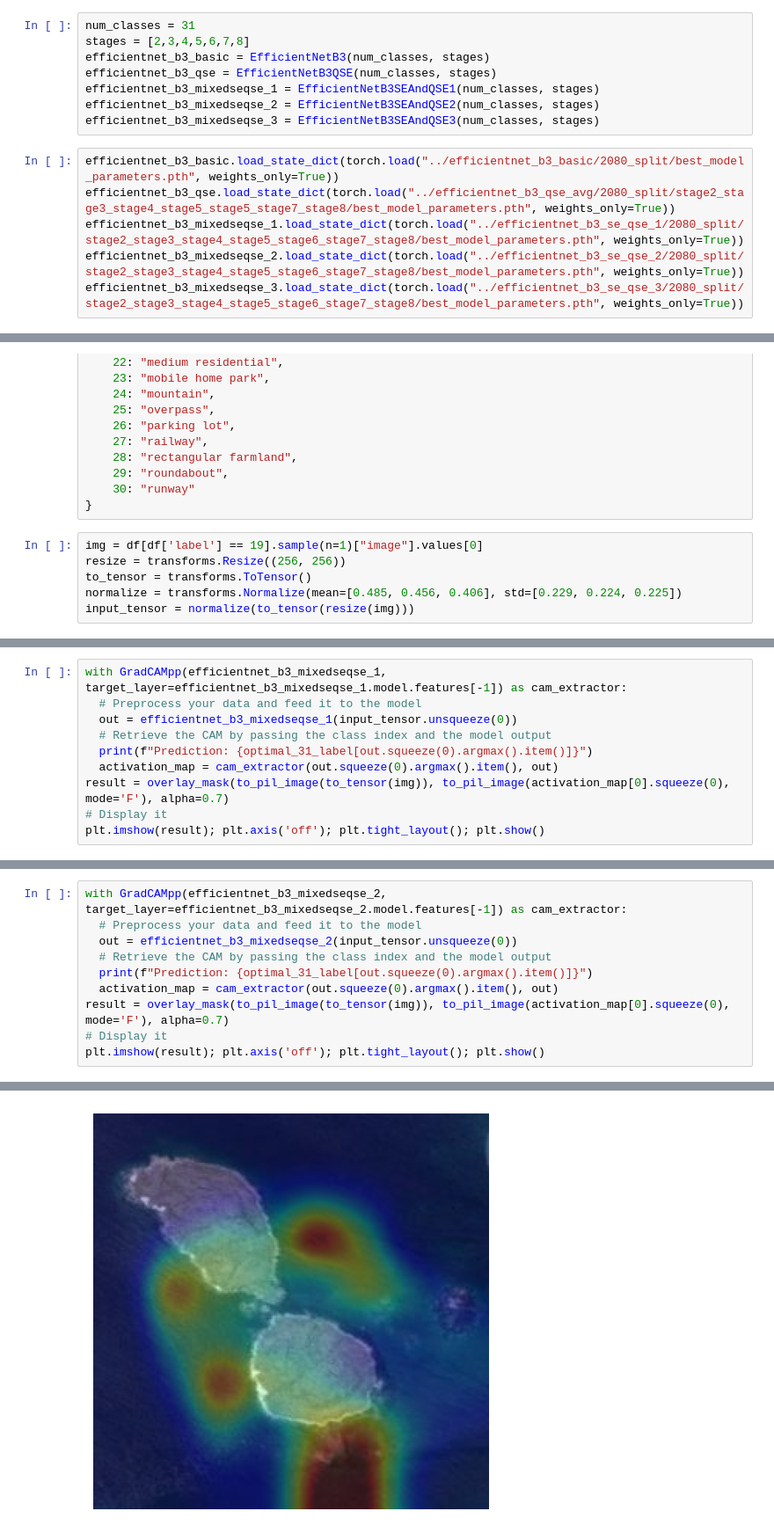
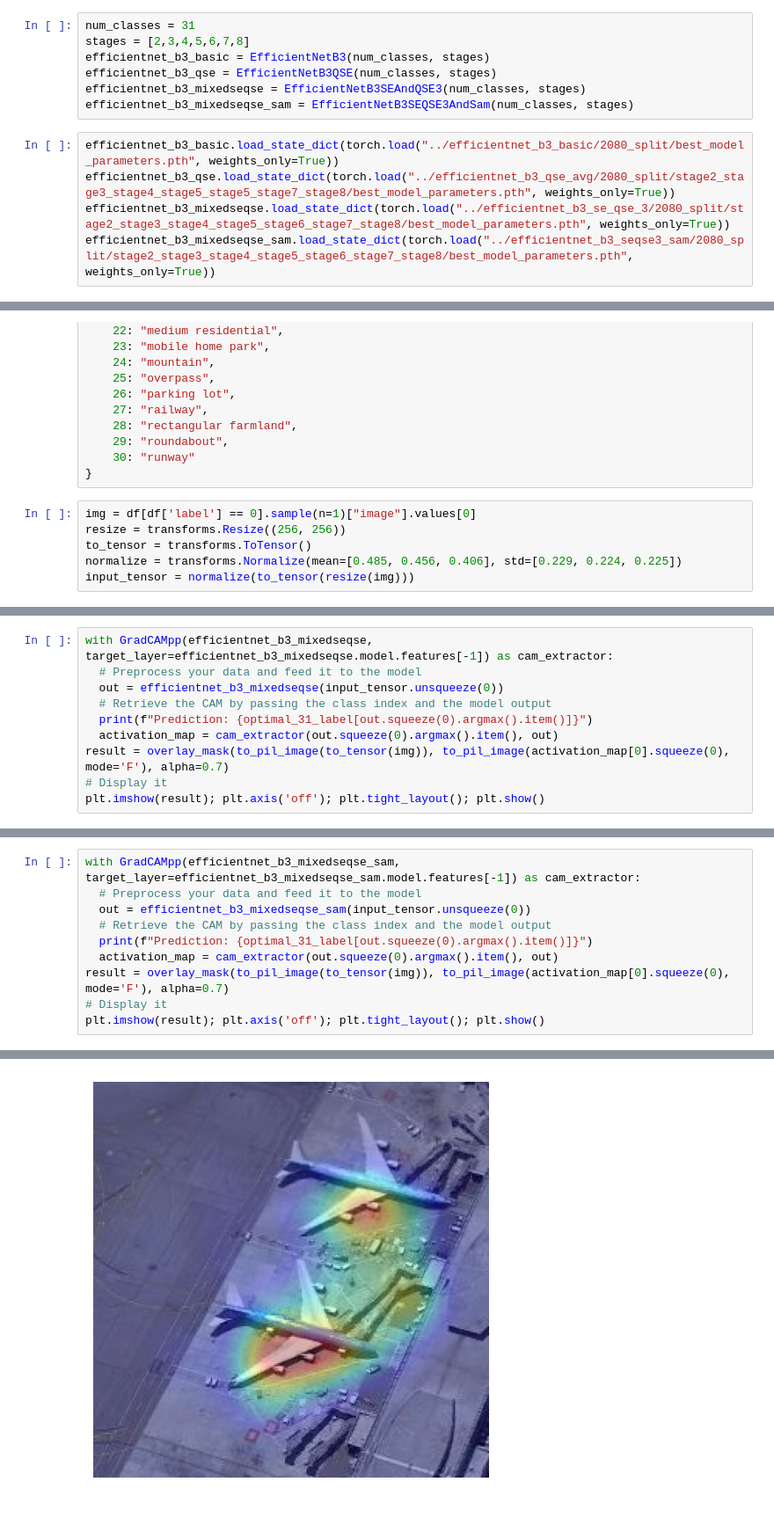
Before and after one commit to jinruiiii/FYP, a Jupyter notebook: scripts/remote_sensing/optimal_31/efficientnet_b3_family/cam/cam_2080.ipynb, the cells around one changed output, grey strips where cells are left out. Shown at 88% size. Cells and saved outputs as stored; diff of their text form.

Commit message:
experiemnts for seqse_sam and cbam 2080 and 5050 for optimal31 and rsscn7

```diff
--- a/scripts/remote_sensing/optimal_31/efficientnet_b3_family/cam/cam_2080.ipynb
+++ b/scripts/remote_sensing/optimal_31/efficientnet_b3_family/cam/cam_2080.ipynb
@@ -390,15 +336,13 @@ num_classes = 31
 stages = [2,3,4,5,6,7,8]
 efficientnet_b3_basic = EfficientNetB3(num_classes, stages)
 efficientnet_b3_qse = EfficientNetB3QSE(num_classes, stages)
-efficientnet_b3_mixedseqse_1 = EfficientNetB3SEAndQSE1(num_classes, stages)
-efficientnet_b3_mixedseqse_2 = EfficientNetB3SEAndQSE2(num_classes, stages)
-efficientnet_b3_mixedseqse_3 = EfficientNetB3SEAndQSE3(num_classes, stages)
+efficientnet_b3_mixedseqse = EfficientNetB3SEAndQSE3(num_classes, stages)
+efficientnet_b3_mixedseqse_sam = EfficientNetB3SEQSE3AndSam(num_classes, stages)
 # %%
 efficientnet_b3_basic.load_state_dict(torch.load("../efficientnet_b3_basic/2080_split/best_model_parameters.pth", weights_only=True))
 efficientnet_b3_qse.load_state_dict(torch.load("../efficientnet_b3_qse_avg/2080_split/stage2_stage3_stage4_stage5_stage5_stage7_stage8/best_model_parameters.pth", weights_only=True))
-efficientnet_b3_mixedseqse_1.load_state_dict(torch.load("../efficientnet_b3_se_qse_1/2080_split/stage2_stage3_stage4_stage5_stage6_stage7_stage8/best_model_parameters.pth", weights_only=True))
-efficientnet_b3_mixedseqse_2.load_state_dict(torch.load("../efficientnet_b3_se_qse_2/2080_split/stage2_stage3_stage4_stage5_stage6_stage7_stage8/best_model_parameters.pth", weights_only=True))
-efficientnet_b3_mixedseqse_3.load_state_dict(torch.load("../efficientnet_b3_se_qse_3/2080_split/stage2_stage3_stage4_stage5_stage6_stage7_stage8/best_model_parameters.pth", weights_only=True))
+efficientnet_b3_mixedseqse.load_state_dict(torch.load("../efficientnet_b3_se_qse_3/2080_split/stage2_stage3_stage4_stage5_stage6_stage7_stage8/best_model_parameters.pth", weights_only=True))
+efficientnet_b3_mixedseqse_sam.load_state_dict(torch.load("../efficientnet_b3_seqse3_sam/2080_split/stage2_stage3_stage4_stage5_stage6_stage7_stage8/best_model_parameters.pth", weights_only=True))
 # %% [output]
 <All keys matched successfully>
 # %%
@@ -538,7 +481,7 @@ optimal_31_label = {
     30: "runway"
 }
 # %%
-img = df[df['label'] == 19].sample(n=1)["image"].values[0]
+img = df[df['label'] == 0].sample(n=1)["image"].values[0]
 resize = transforms.Resize((256, 256))
 to_tensor = transforms.ToTensor()
 normalize = transforms.Normalize(mean=[0.485, 0.456, 0.406], std=[0.229, 0.224, 0.225])
@@ -572,7 +523,7 @@ Prediction: island
 # %%
-with GradCAMpp(efficientnet_b3_mixedseqse_1, target_layer=efficientnet_b3_mixedseqse_1.model.features[-1]) as cam_extractor:
+with GradCAMpp(efficientnet_b3_mixedseqse, target_layer=efficientnet_b3_mixedseqse.model.features[-1]) as cam_extractor:
   # Preprocess your data and feed it to the model
-  out = efficientnet_b3_mixedseqse_1(input_tensor.unsqueeze(0))
+  out = efficientnet_b3_mixedseqse(input_tensor.unsqueeze(0))
   # Retrieve the CAM by passing the class index and the model output
   print(f"Prediction: {optimal_31_label[out.squeeze(0).argmax().item()]}")
   activation_map = cam_extractor(out.squeeze(0).argmax().item(), out)
@@ -585,7 +538,7 @@ Prediction: island
 # %%
-with GradCAMpp(efficientnet_b3_mixedseqse_2, target_layer=efficientnet_b3_mixedseqse_2.model.features[-1]) as cam_extractor:
+with GradCAMpp(efficientnet_b3_mixedseqse_sam, target_layer=efficientnet_b3_mixedseqse_sam.model.features[-1]) as cam_extractor:
   # Preprocess your data and feed it to the model
-  out = efficientnet_b3_mixedseqse_2(input_tensor.unsqueeze(0))
+  out = efficientnet_b3_mixedseqse_sam(input_tensor.unsqueeze(0))
   # Retrieve the CAM by passing the class index and the model output
   print(f"Prediction: {optimal_31_label[out.squeeze(0).argmax().item()]}")
   activation_map = cam_extractor(out.squeeze(0).argmax().item(), out)
@@ -597 +550 @@ Prediction: island
-[figure, old version]
+[figure, new version]
```
Also changed, not shown: parts of 18 cells of this notebook, 21 other files.
